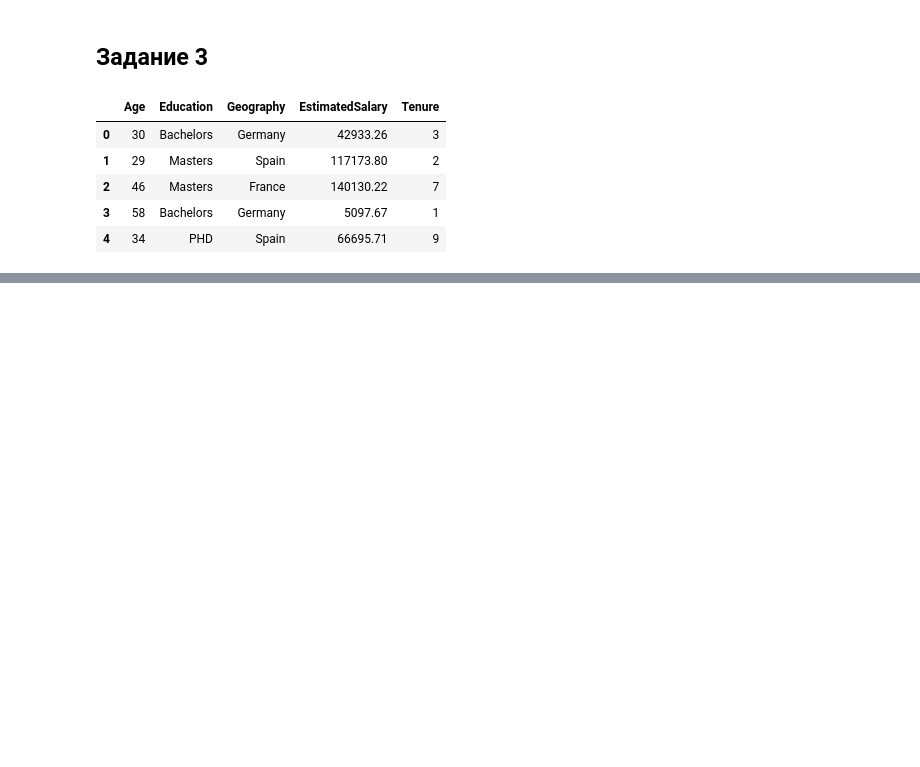
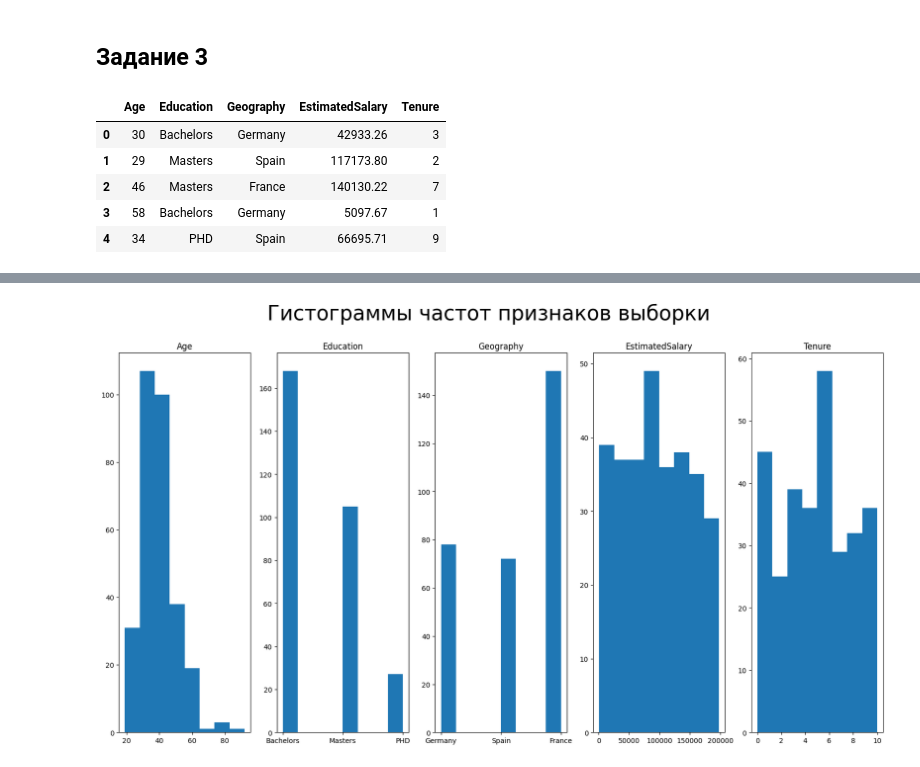
Before and after one commit to J0hnLenin/ADOMO, a Jupyter notebook: Zimin_Andrey_lab_06.ipynb, the cells around one changed output, grey strips where cells are left out. Drawn from its saved outputs; the diff is of its cells as text; code cells hidden in the pictures; blank space fills up the shorter version.

```diff
--- a/Zimin_Andrey_lab_06.ipynb
+++ b/Zimin_Andrey_lab_06.ipynb
@@ -148,0 +167,12 @@ df.head()
+# %%
+fig, ax = plt.subplots(1, len(df.columns))
+fig.set_size_inches(20, 10)
+fig.suptitle(' Гистограммы частот признаков выборки ', fontsize=30)
+for i, column_name in enumerate(df.columns):
+
+    column = df[column_name]
+    m = int(math.log2(len(column)))
+    ax[i].hist(column, m, density=False)
+    ax[i].set_title(column_name)
+# %% [output]
+[figure, added]
```
Also changed, not shown: parts of 5 cells of this notebook.
